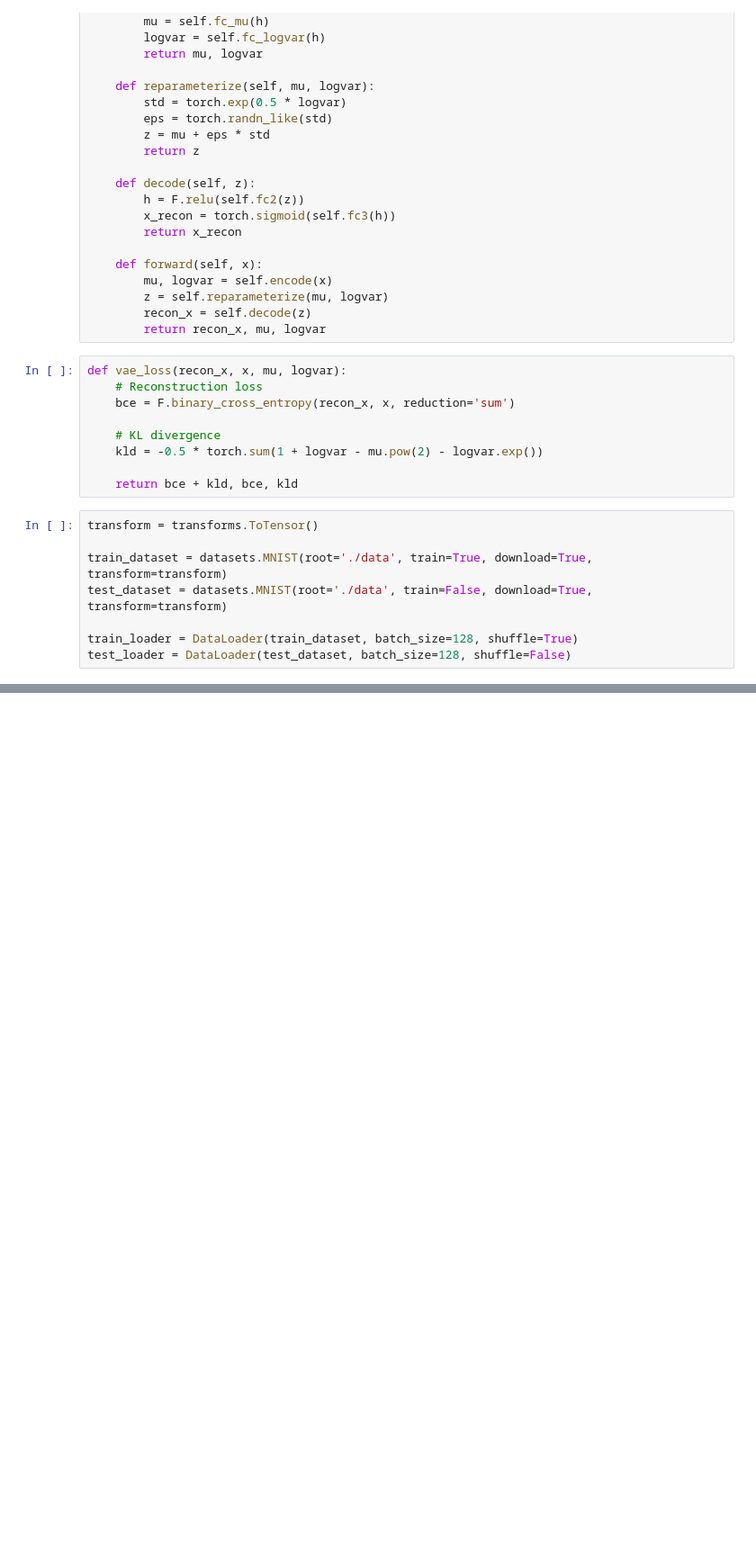
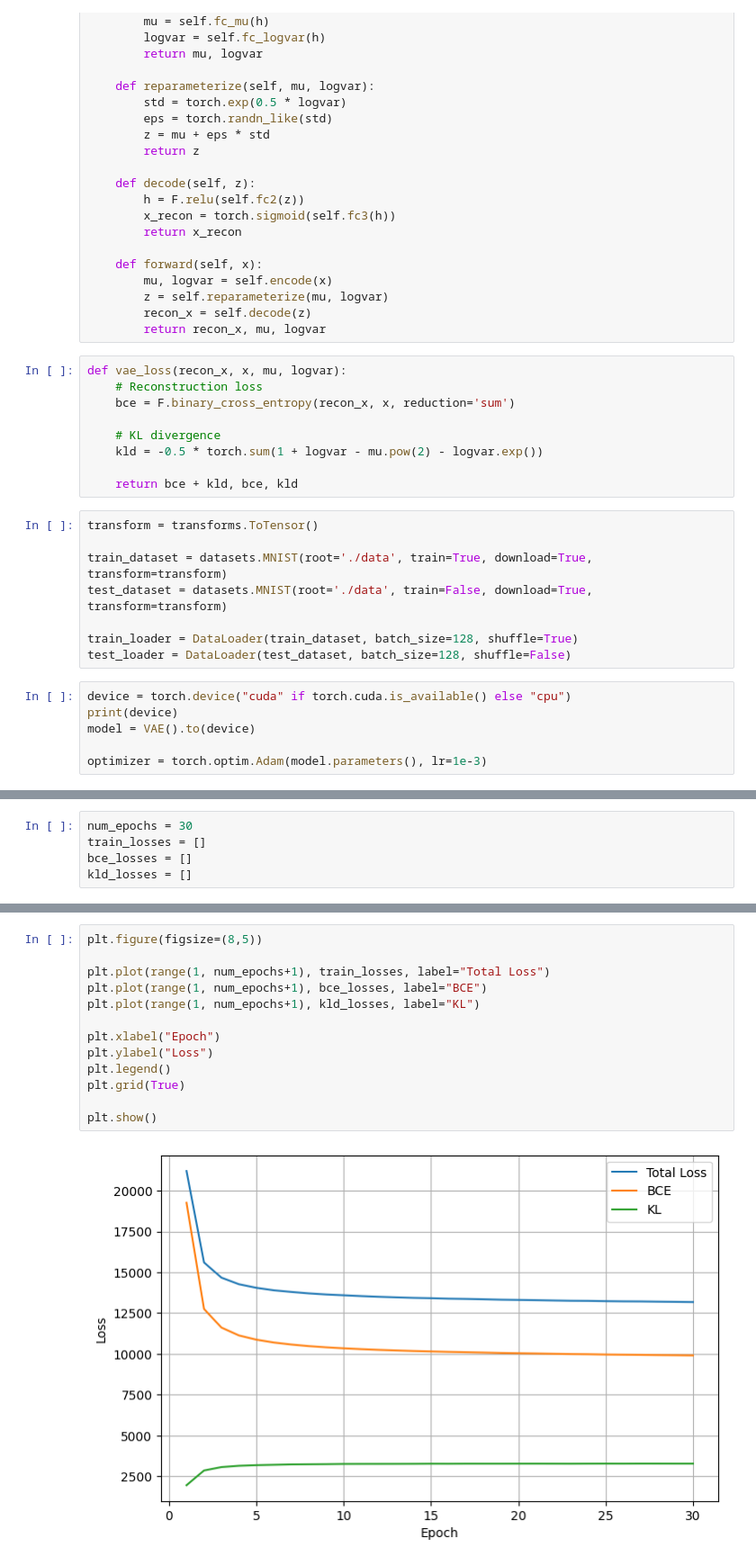
Before and after one commit to osydoong/Variational-autoencoder, a Jupyter notebook: main.ipynb, the cells around one changed output, grey strips where cells are left out. Shown at 90% size. Cells and saved outputs as stored; diff of their text form; blank space fills up the shorter version.

Commit message:
The model learned, and the outputs were generated.

```diff
--- a/main.ipynb
+++ b/main.ipynb
@@ -58,3 +60,9 @@ test_dataset = datasets.MNIST(root='./data', train=False, download=True, transfo
 
 train_loader = DataLoader(train_dataset, batch_size=128, shuffle=True)
 test_loader = DataLoader(test_dataset, batch_size=128, shuffle=False)
+# %%
+device = torch.device("cuda" if torch.cuda.is_available() else "cpu")
+print(device)
+model = VAE().to(device)
+
+optimizer = torch.optim.Adam(model.parameters(), lr=1e-3)
@@ -60,0 +71,5 @@ test_loader = DataLoader(test_dataset, batch_size=128, shuffle=False)
+# %%
+num_epochs = 30
+train_losses = []
+bce_losses = []
+kld_losses = []
@@ -60,0 +110,15 @@ test_loader = DataLoader(test_dataset, batch_size=128, shuffle=False)
+# %%
+plt.figure(figsize=(8,5))
+
+plt.plot(range(1, num_epochs+1), train_losses, label="Total Loss")
+plt.plot(range(1, num_epochs+1), bce_losses, label="BCE")
+plt.plot(range(1, num_epochs+1), kld_losses, label="KL")
+
+plt.xlabel("Epoch")
+plt.ylabel("Loss")
+plt.legend()
+plt.grid(True)
+
+plt.show()
+# %% [output]
+[figure, added]
```
Also changed, not shown: parts of 13 cells of this notebook.
